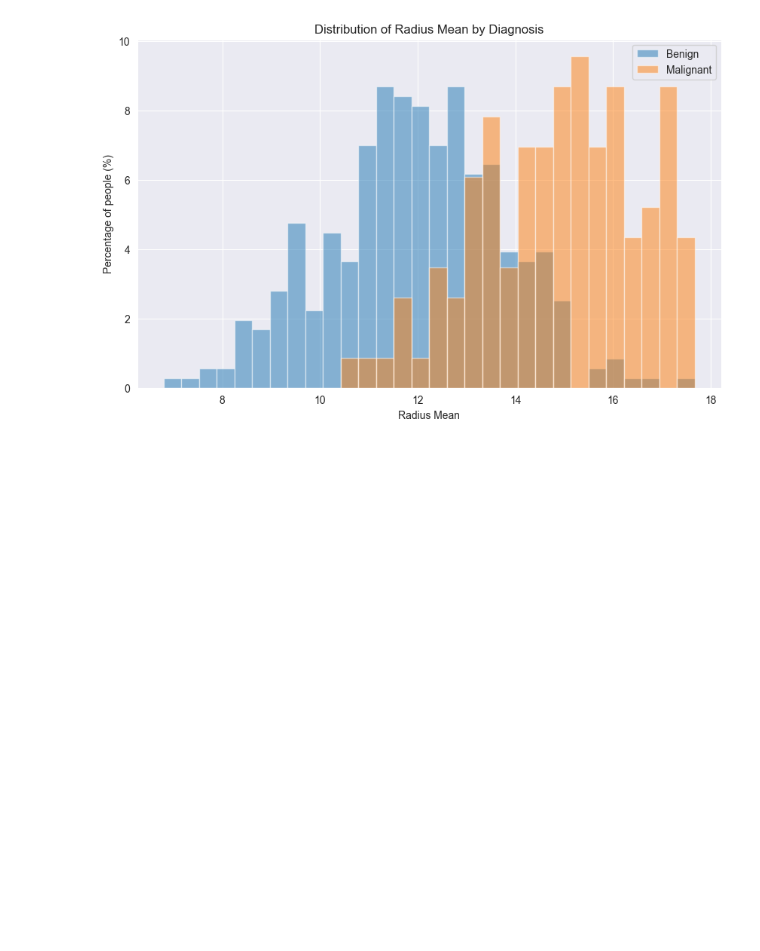
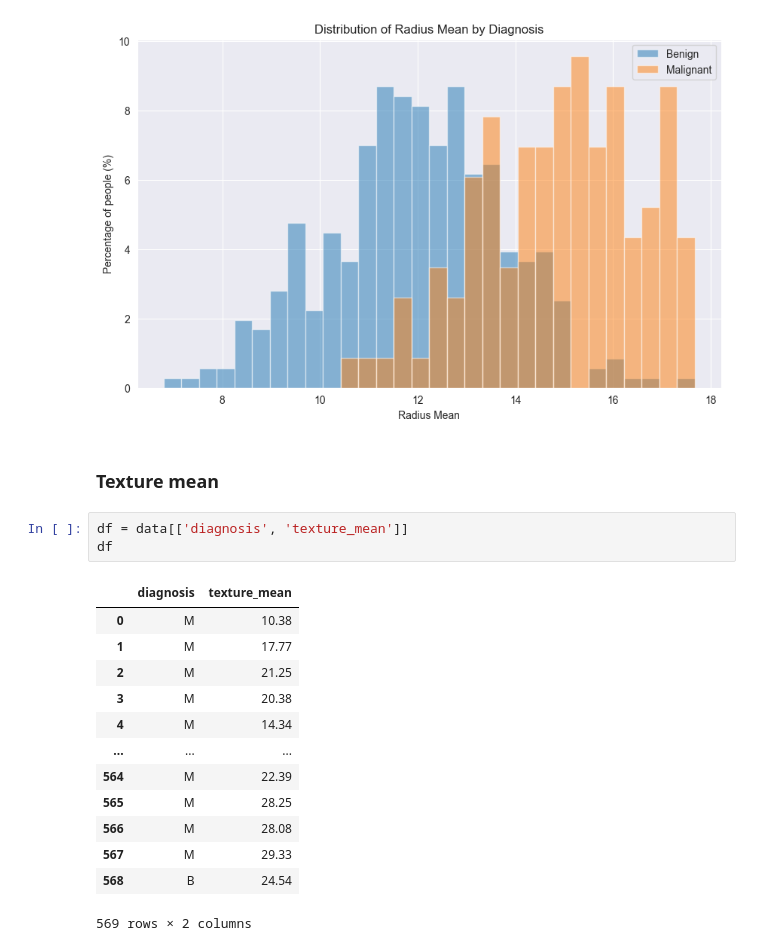
Before and after one commit to plamensve/RANDOM_FOREST_ALGORITHM, a Jupyter notebook: random_forest_algorithm.ipynb, the cells around one changed output. Cells and saved outputs as stored; diff of their text form; blank space fills up the shorter version.

```diff
--- a/random_forest_algorithm.ipynb
+++ b/random_forest_algorithm.ipynb
@@ -230,3 +230,22 @@ plt.legend()
 plt.show()
 # %% [output]
 [figure]
+# %% [markdown]
+### Texture mean
+# %%
+df = data[['diagnosis', 'texture_mean']]
+df
+# %% [output]
+|  | diagnosis | texture_mean |
+| 0 | M | 10.38 |
+| 1 | M | 17.77 |
+| 2 | M | 21.25 |
+| 3 | M | 20.38 |
+| 4 | M | 14.34 |
+| ... | ... | ... |
+| 564 | M | 22.39 |
+| 565 | M | 28.25 |
+| 566 | M | 28.08 |
+| 567 | M | 29.33 |
+| 568 | B | 24.54 |
+569 rows × 2 columns
```
Also changed, not shown: parts of 3 cells of this notebook.
